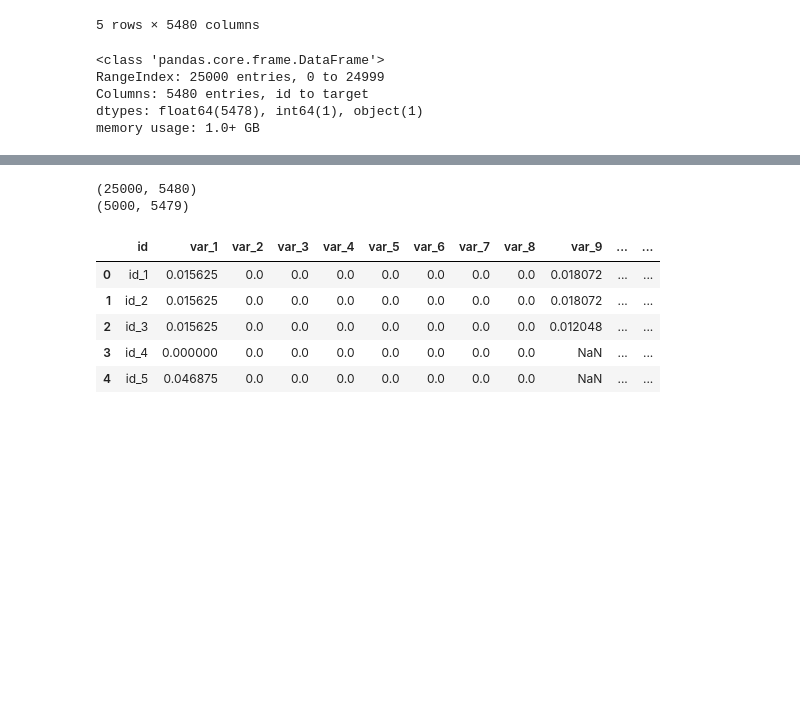
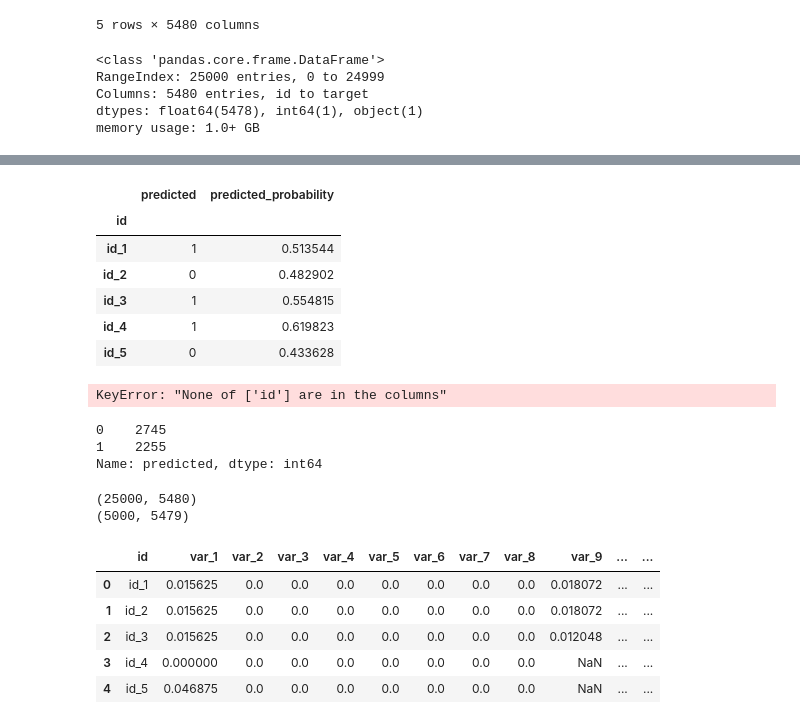
Before and after one commit to utkarsh-iitbhu/Fibe-ML, a Jupyter notebook: run.ipynb, the cells around one changed output, grey strips where cells are left out. Cells and saved outputs as stored; diff of their text form; code cells hidden in the pictures; blank space fills up the shorter version.

```diff
--- a/run.ipynb
+++ b/run.ipynb
@@ -24,0 +194,4 @@ memory usage: 1.0+ GB
+# %%
+test = test[X.columns]
+# %%
+test = test.fillna(value=0)
@@ -24,0 +202,4 @@ memory usage: 1.0+ GB
+# %%
+y_test = lr.predict(test)
+y_prob = lr.predict_proba(test)
+print(y_prob)
@@ -24,0 +216,10 @@ memory usage: 1.0+ GB
+# %%
+prob = []
+for i in  range(len(y_prob)):
+    a = y_prob[i][0]
+    b = y_prob[i][1]
+    if(y_test[i]==0):
+        prob.append(a)
+    else:
+        prob.append(b)
+prob
@@ -24,0 +244,23 @@ memory usage: 1.0+ GB
+# %%
+sub['predicted'] = y_test
+sub['predicted_probability'] = prob
+sub.head()
+# %% [output]
+|  | predicted | predicted_probability |
+| id |  |  |
+| id_1 | 1 | 0.513544 |
+| id_2 | 0 | 0.482902 |
+| id_3 | 1 | 0.554815 |
+| id_4 | 1 | 0.619823 |
+| id_5 | 0 | 0.433628 |
+# %%
+sub.set_index(['id'], inplace=True)
+sub
+# %% [output]
+KeyError: "None of ['id'] are in the columns"
+# %%
+sub.predicted.value_counts()
+# %% [output]
+0    2745
+1    2255
+Name: predicted, dtype: int64
```
Also changed, not shown: parts of 26 cells of this notebook.
